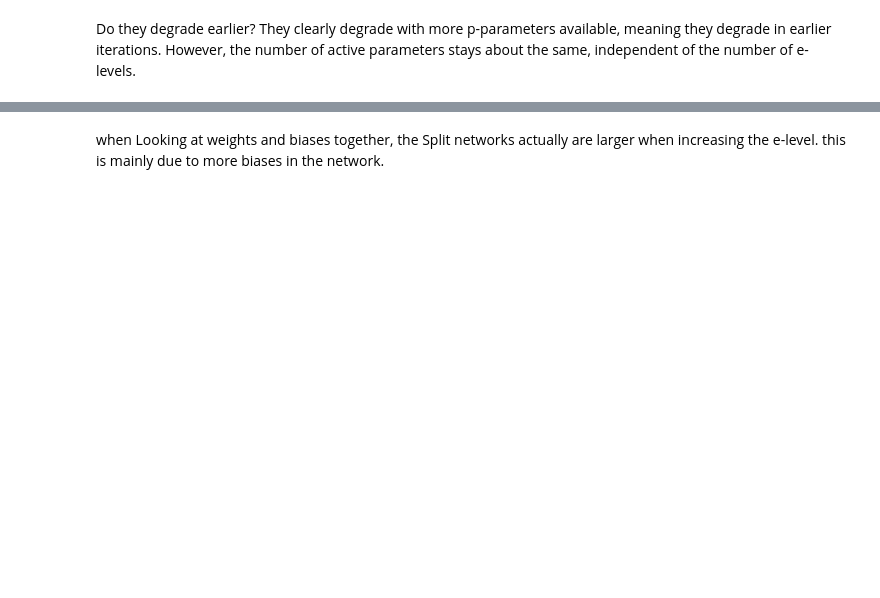
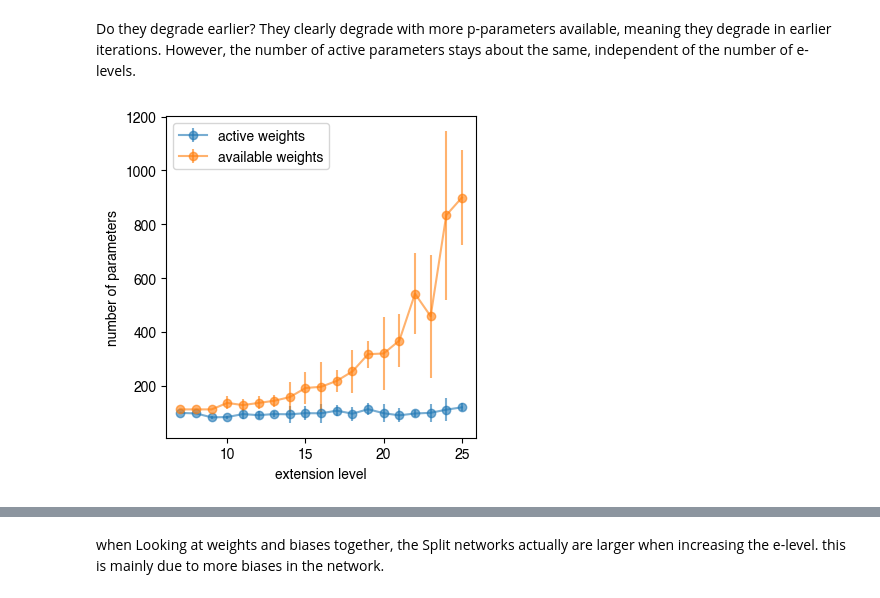
Before and after one commit to maxburger4real/structure-of-lottery-tickets, a Jupyter notebook: poster/extending-the-model.ipynb, the cells around one changed output, grey strips where cells are left out. Cells and saved outputs as stored; diff of their text form; code cells hidden in the pictures; blank space fills up the shorter version.

```diff
--- a/poster/extending-the-model.ipynb
+++ b/poster/extending-the-model.ipynb
@@ -250,41 +297,42 @@ source_df = _first
 source_keys = ['pparams', 'active-weights-abs']
 
 group = make_group(group_df, source_df, source_keys)
-plt.figure(figsize=(10, 3))
+plt.figure(figsize=(4, 4))
 
 df = mean_std_from_group(group, 'active-weights-abs').reset_index()
 plt.errorbar(
     x=df['xticks'],
     y=df['y'],
     yerr=df['yerr'],
     alpha=0.6,
     marker='o',
     label='active weights'
 )
 df = mean_std_from_group(group, 'pparams').reset_index()
 plt.errorbar(
     x=df['xticks'],
     y=df['y'],
     yerr=df['yerr'],
     alpha=0.6,
     marker='o',
     label='available weights'
 )
 
-plt.title('Extending the model')
 # x axis data
 xticks = np.arange(len(df.index))
-xticklabels = [f'{l}\n{pr}' for l, pr in df['model_shape'].items()]
+xticklabels = [f'{l}' for l, pr in df['model_shape'].items()]
 
-plt.xticks(xticks, xticklabels)
-plt.xlabel('extension level\nhidden dim', loc='left')
+#plt.xticks(xticks, xticklabels)
+plt.xlabel('extension level')
 plt.ylabel('number of parameters')
-plt.yscale('log')
-plt.legend()
+#plt.yscale('log')
+plt.legend(loc="upper left")
 plt.grid(which='minor')
 plt.yticks(minor=True)
 plt.tight_layout()
-plt.savefig("extending-active-available.svg")
+plt.savefig("extending-active-available.png")
+# %% [output]
+[figure, added]
 # %%
 active = pd.concat([_levels, _first['active-weights-abs']],axis=1).groupby('extension_levels').mean()
 plt.plot(active, label='active', marker='o', alpha=0.6)
```
Also changed, not shown: parts of 21 cells of this notebook, 8 other files.
